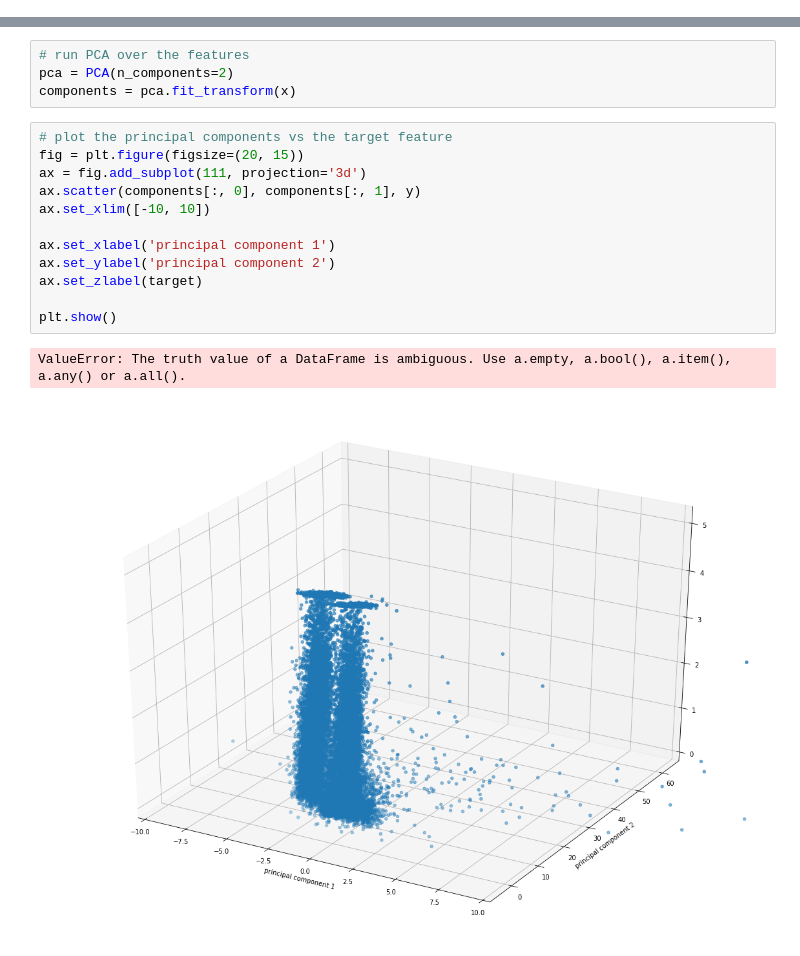
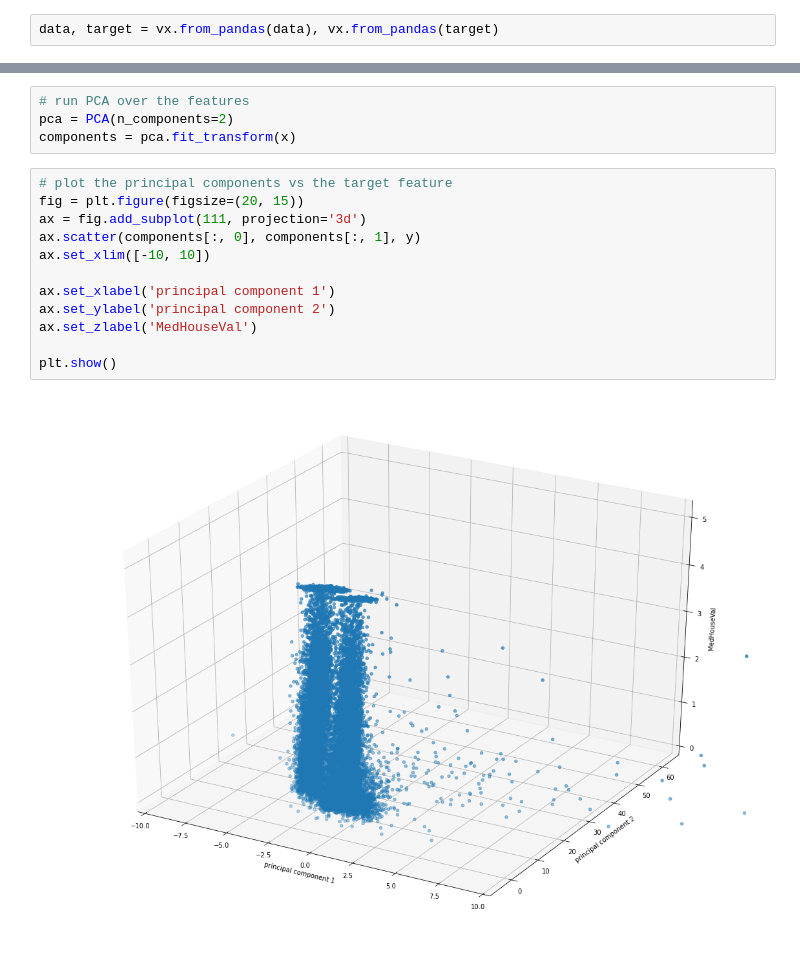
Before and after one commit to orchest/orchest, a Jupyter notebook: explore-data.ipynb, the cells around one changed output, grey strips where cells are left out. Saved outputs shown, nothing was run; the diff lists cells and outputs as text.

```diff
--- a/explore-data.ipynb
+++ b/explore-data.ipynb
@@ -7,6 +9,8 @@ from sklearn.preprocessing import StandardScaler
 # get the data from the previous step
 data = orchest.get_inputs()
 data, target = data[0]
+# %%
+data, target = vx.from_pandas(data), vx.from_pandas(target)
 # %%
 data.head()
 # %% [output]
@@ -66,15 +93,14 @@ components = pca.fit_transform(x)
 # %%
 # plot the principal components vs the target feature
 fig = plt.figure(figsize=(20, 15))
 ax = fig.add_subplot(111, projection='3d')
 ax.scatter(components[:, 0], components[:, 1], y)
 ax.set_xlim([-10, 10])
 
 ax.set_xlabel('principal component 1')
 ax.set_ylabel('principal component 2')
-ax.set_zlabel(target)
+ax.set_zlabel('MedHouseVal')
 
 plt.show()
 # %% [output]
-ValueError: The truth value of a DataFrame is ambiguous. Use a.empty, a.bool(), a.item(), a.any() or a.all().
-[figure, old version]
+[figure, new version]
```
Also changed, not shown: parts of 6 cells of this notebook, 11 other files.
